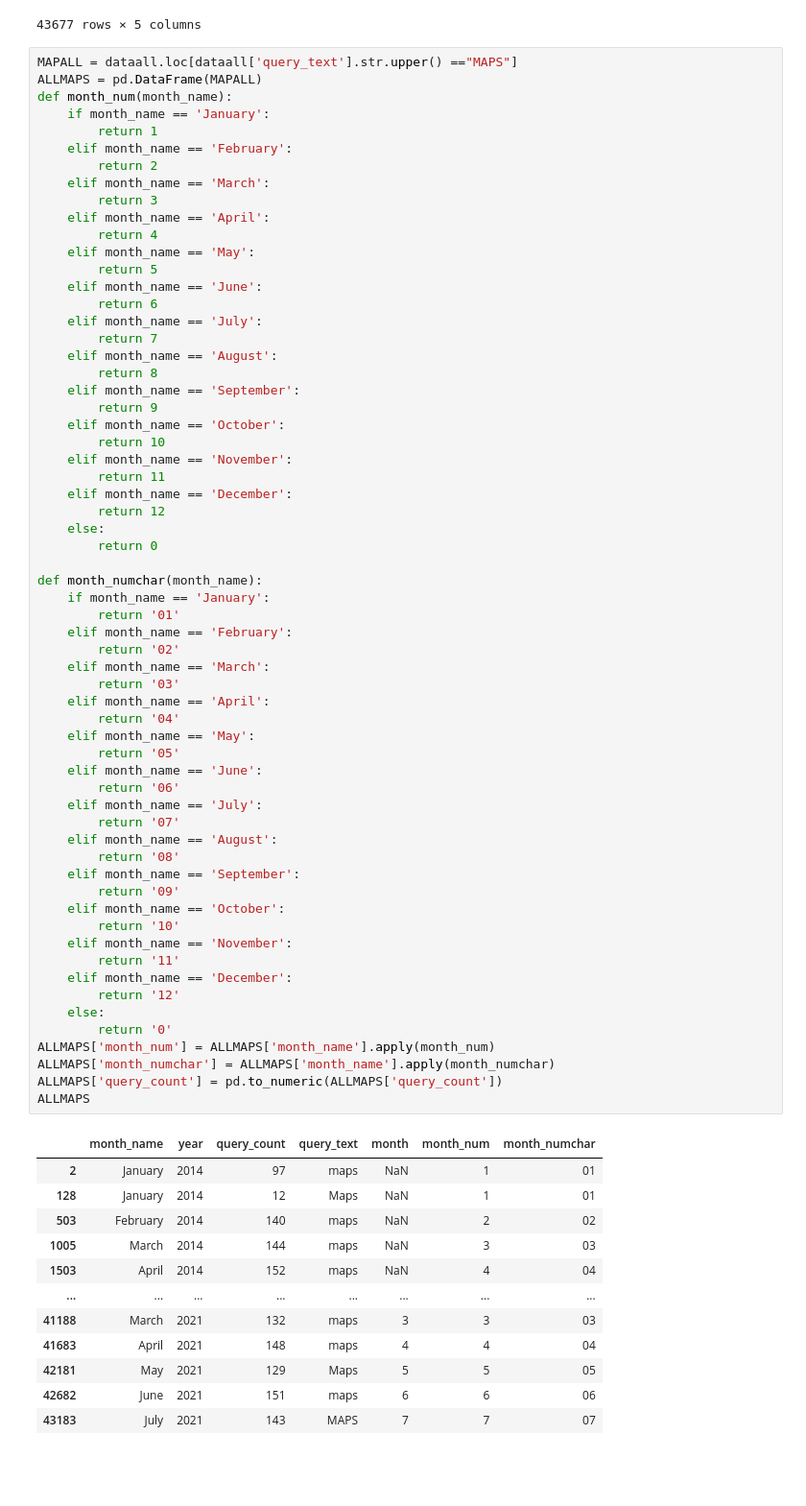
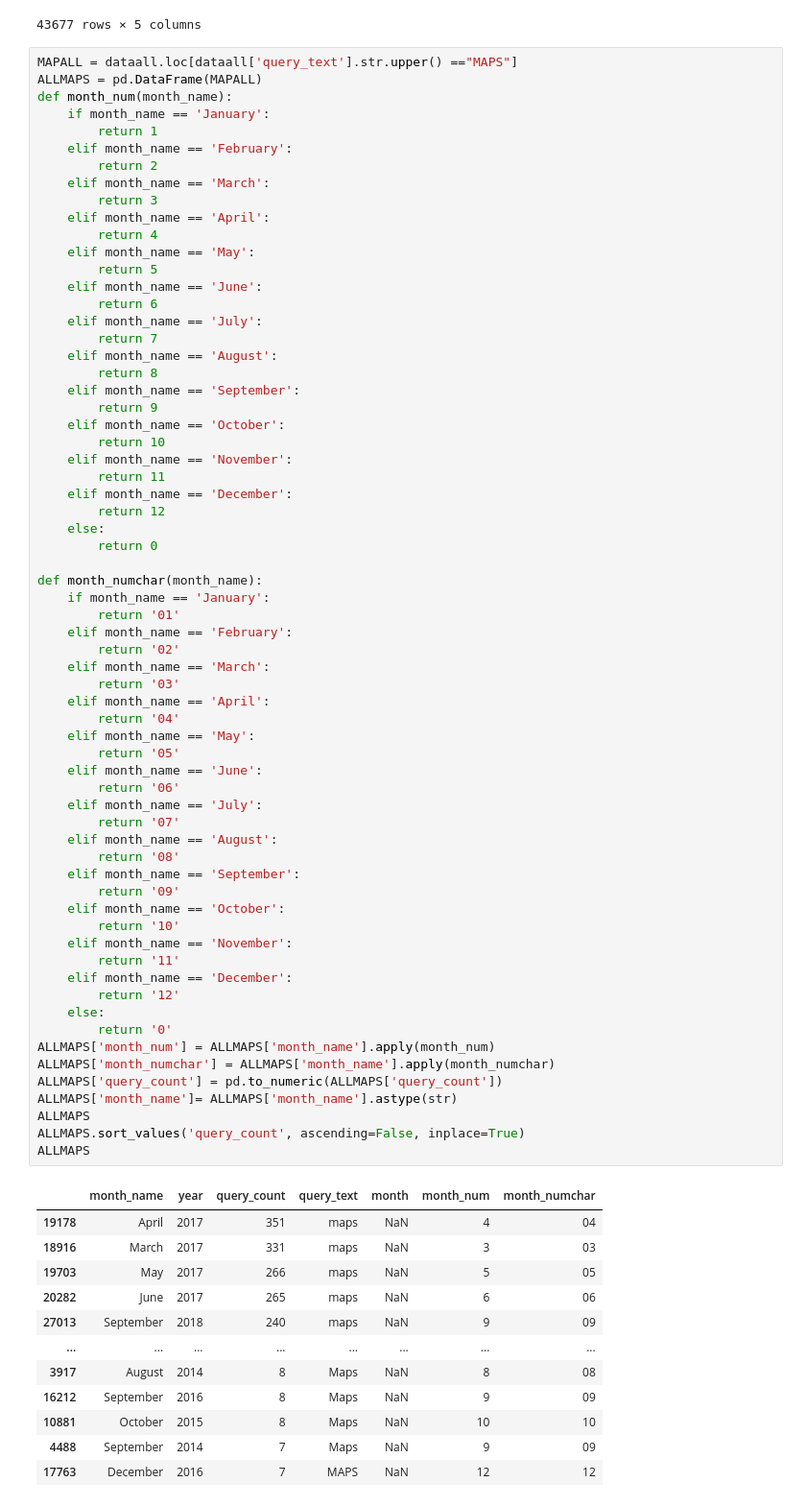
Before and after one commit to NSS-Data-Analytics-Cohort-10/api-HTMIV, a Jupyter notebook: notebooks/APIs.ipynb, the cells around one changed output. Shown at 96% size. Saved outputs shown, nothing was run; the diff lists cells and outputs as text; blank space fills up the shorter version.

```diff
--- a/notebooks/APIs.ipynb
+++ b/notebooks/APIs.ipynb
@@ -190,42 +190,45 @@ def month_numchar(month_name):
     elif month_name == 'February':
         return '02'
     elif month_name == 'March':
         return '03'
     elif month_name == 'April':
         return '04'
     elif month_name == 'May':
         return '05'
     elif month_name == 'June':
         return '06'
     elif month_name == 'July':
         return '07'
     elif month_name == 'August':
         return '08'
     elif month_name == 'September':
         return '09'
     elif month_name == 'October':
         return '10'
     elif month_name == 'November':
         return '11'
     elif month_name == 'December':
         return '12'
     else:
         return '0'
 ALLMAPS['month_num'] = ALLMAPS['month_name'].apply(month_num)
 ALLMAPS['month_numchar'] = ALLMAPS['month_name'].apply(month_numchar)
 ALLMAPS['query_count'] = pd.to_numeric(ALLMAPS['query_count'])
+ALLMAPS['month_name']= ALLMAPS['month_name'].astype(str)
 ALLMAPS
+ALLMAPS.sort_values('query_count', ascending=False, inplace=True)
+ALLMAPS
 # %% [output]
 |  | month_name | year | query_count | query_text | month | month_num | month_numchar |
-| 2 | January | 2014 | 97 | maps | NaN | 1 | 01 |
-| 128 | January | 2014 | 12 | Maps | NaN | 1 | 01 |
-| 503 | February | 2014 | 140 | maps | NaN | 2 | 02 |
-| 1005 | March | 2014 | 144 | maps | NaN | 3 | 03 |
-| 1503 | April | 2014 | 152 | maps | NaN | 4 | 04 |
+| 19178 | April | 2017 | 351 | maps | NaN | 4 | 04 |
+| 18916 | March | 2017 | 331 | maps | NaN | 3 | 03 |
+| 19703 | May | 2017 | 266 | maps | NaN | 5 | 05 |
+| 20282 | June | 2017 | 265 | maps | NaN | 6 | 06 |
+| 27013 | September | 2018 | 240 | maps | NaN | 9 | 09 |
 | ... | ... | ... | ... | ... | ... | ... | ... |
-| 41188 | March | 2021 | 132 | maps | 3 | 3 | 03 |
-| 41683 | April | 2021 | 148 | maps | 4 | 4 | 04 |
-| 42181 | May | 2021 | 129 | Maps | 5 | 5 | 05 |
-| 42682 | June | 2021 | 151 | maps | 6 | 6 | 06 |
-| 43183 | July | 2021 | 143 | MAPS | 7 | 7 | 07 |
+| 3917 | August | 2014 | 8 | Maps | NaN | 8 | 08 |
+| 16212 | September | 2016 | 8 | Maps | NaN | 9 | 09 |
+| 10881 | October | 2015 | 8 | Maps | NaN | 10 | 10 |
+| 4488 | September | 2014 | 7 | Maps | NaN | 9 | 09 |
+| 17763 | December | 2016 | 7 | MAPS | NaN | 12 | 12 |
 142 rows × 7 columns
```
Also changed, not shown: parts of 5 cells of this notebook.
